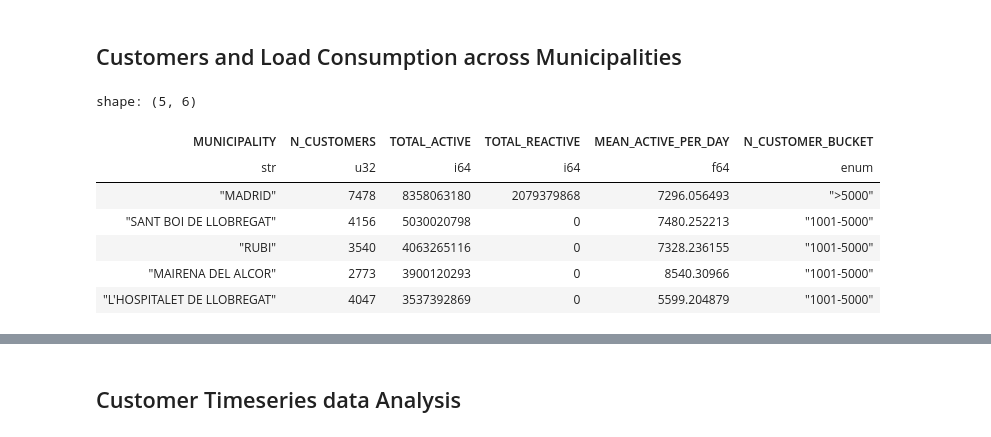
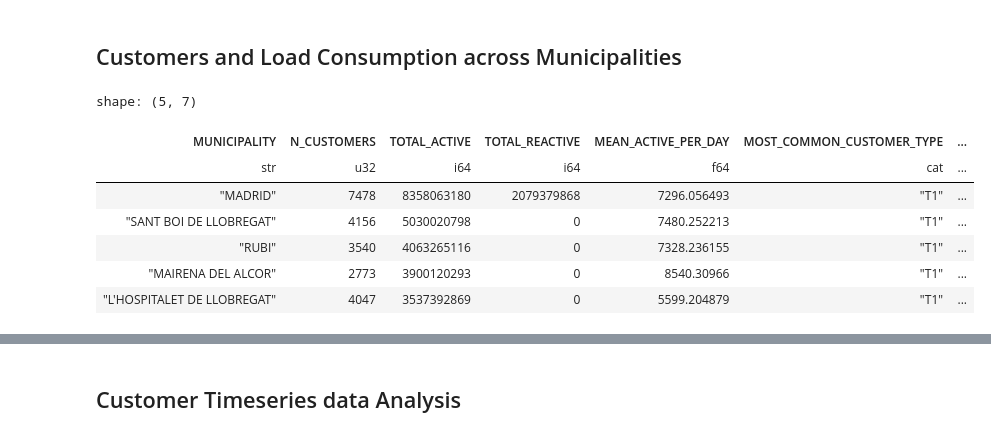
Before and after one commit to reem-naji/potential-fortnight, a Jupyter notebook: notebooks/data_analysis.ipynb, the cells around one changed output, grey strips where cells are left out. Cells and saved outputs as stored; diff of their text form; code cells hidden in the pictures.

```diff
--- a/notebooks/data_analysis.ipynb
+++ b/notebooks/data_analysis.ipynb
@@ -610,40 +696,41 @@ shape: (61, 1)
 # %%
 muni_load = (
     A
     .group_by("MUNICIPALITY")
     .agg([
         pl.col("CUSTOMER_ID").n_unique().alias("N_CUSTOMERS"),
         pl.col("DAILY_ACTIVE_CONSUMPTION").sum().alias("TOTAL_ACTIVE"),
         pl.col("DAILY_REACTIVE_CONSUMPTION").sum().alias("TOTAL_REACTIVE"),
         pl.col("DAILY_ACTIVE_CONSUMPTION").mean().alias("MEAN_ACTIVE_PER_DAY"),
+        pl.col("CUSTOMER_TYPE").mode().first().alias("MOST_COMMON_CUSTOMER_TYPE"),
     ])
     .with_columns(
         pl.when(pl.col("N_CUSTOMERS") == 1)
           .then(pl.lit("1"))
-          .when(pl.col("N_CUSTOMERS") <= 100)
-          .then(pl.lit("2-100"))
+          .when(pl.col("N_CUSTOMERS") <= 10)
+          .then(pl.lit("2-10"))
           .when(pl.col("N_CUSTOMERS") <= 1000)
-          .then(pl.lit("101-1000"))
+          .then(pl.lit("11-1000"))
           .when(pl.col("N_CUSTOMERS") <= 5000)
           .then(pl.lit("1001-5000"))
           .otherwise(pl.lit(">5000"))
           .alias("N_CUSTOMER_BUCKET")
     )
     .with_columns(
         pl.col("N_CUSTOMER_BUCKET").cast(
-            pl.Enum(["1", "2-100", "101-1000", "1001-5000", ">5000"])
+            pl.Enum(["1", "2-10", "11-1000", "1001-5000", ">5000"])
         )
     )
     .sort("TOTAL_ACTIVE", descending=True)
 )
 
 muni_load.head().collect()
 # %% [output]
-shape: (5, 6)
+shape: (5, 7)
-| MUNICIPALITY | N_CUSTOMERS | TOTAL_ACTIVE | TOTAL_REACTIVE | MEAN_ACTIVE_PER_DAY | N_CUSTOMER_BUCKET |
-| str | u32 | i64 | i64 | f64 | enum |
-| "MADRID" | 7478 | 8358063180 | 2079379868 | 7296.056493 | ">5000" |
-| "SANT BOI DE LLOBREGAT" | 4156 | 5030020798 | 0 | 7480.252213 | "1001-5000" |
-| "RUBI" | 3540 | 4063265116 | 0 | 7328.236155 | "1001-5000" |
-| "MAIRENA DEL ALCOR" | 2773 | 3900120293 | 0 | 8540.30966 | "1001-5000" |
-| "L'HOSPITALET DE LLOBREGAT" | 4047 | 3537392869 | 0 | 5599.204879 | "1001-5000" |
+| MUNICIPALITY | N_CUSTOMERS | TOTAL_ACTIVE | TOTAL_REACTIVE | MEAN_ACTIVE_PER_DAY | MOST_COMMON_CUSTOMER_TYPE | ... |
+| str | u32 | i64 | i64 | f64 | cat | ... |
+| "MADRID" | 7478 | 8358063180 | 2079379868 | 7296.056493 | "T1" | ... |
+| "SANT BOI DE LLOBREGAT" | 4156 | 5030020798 | 0 | 7480.252213 | "T1" | ... |
+| "RUBI" | 3540 | 4063265116 | 0 | 7328.236155 | "T1" | ... |
+| "MAIRENA DEL ALCOR" | 2773 | 3900120293 | 0 | 8540.30966 | "T1" | ... |
+| "L'HOSPITALET DE LLOBREGAT" | 4047 | 3537392869 | 0 | 5599.204879 | "T1" | ... |
```
Also changed, not shown: parts of 28 cells of this notebook.
